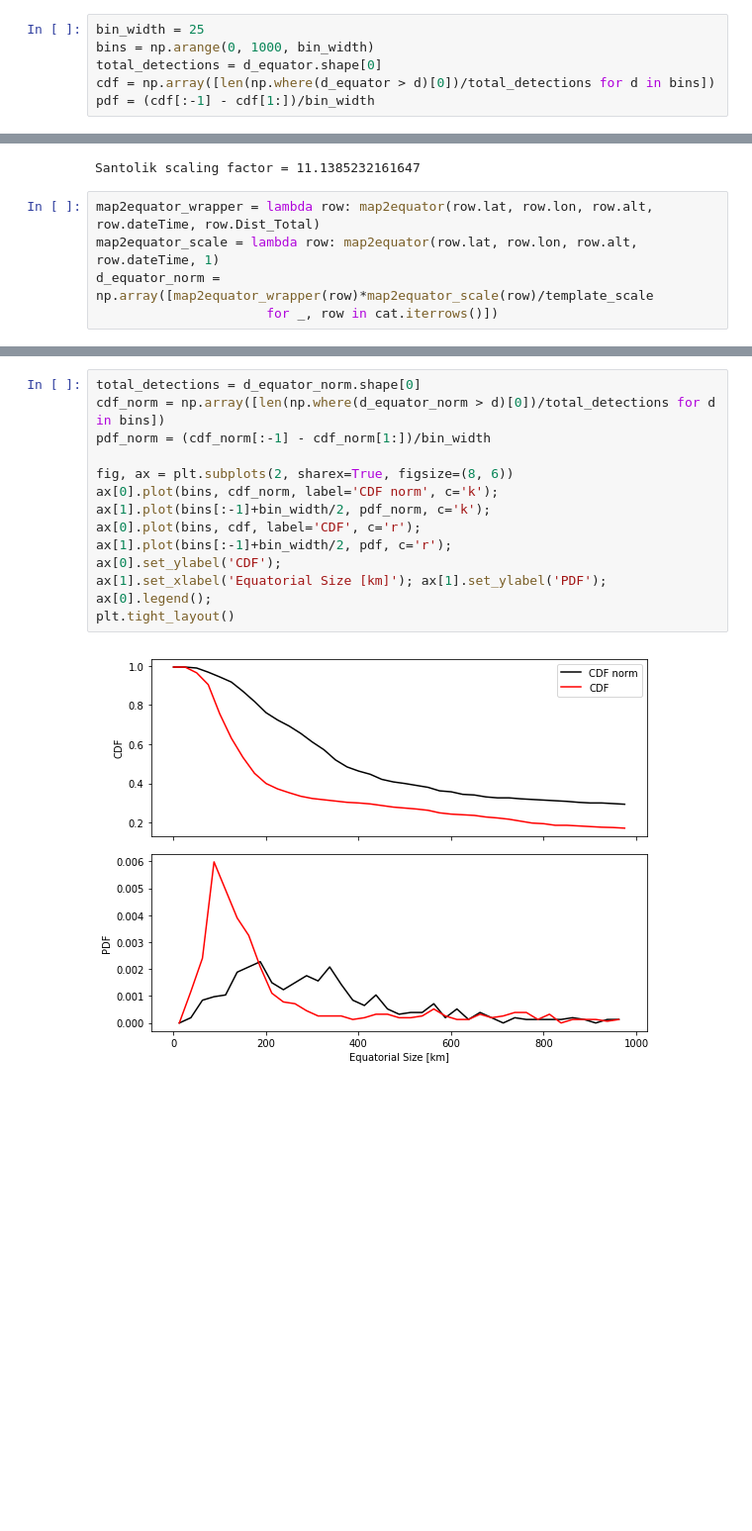
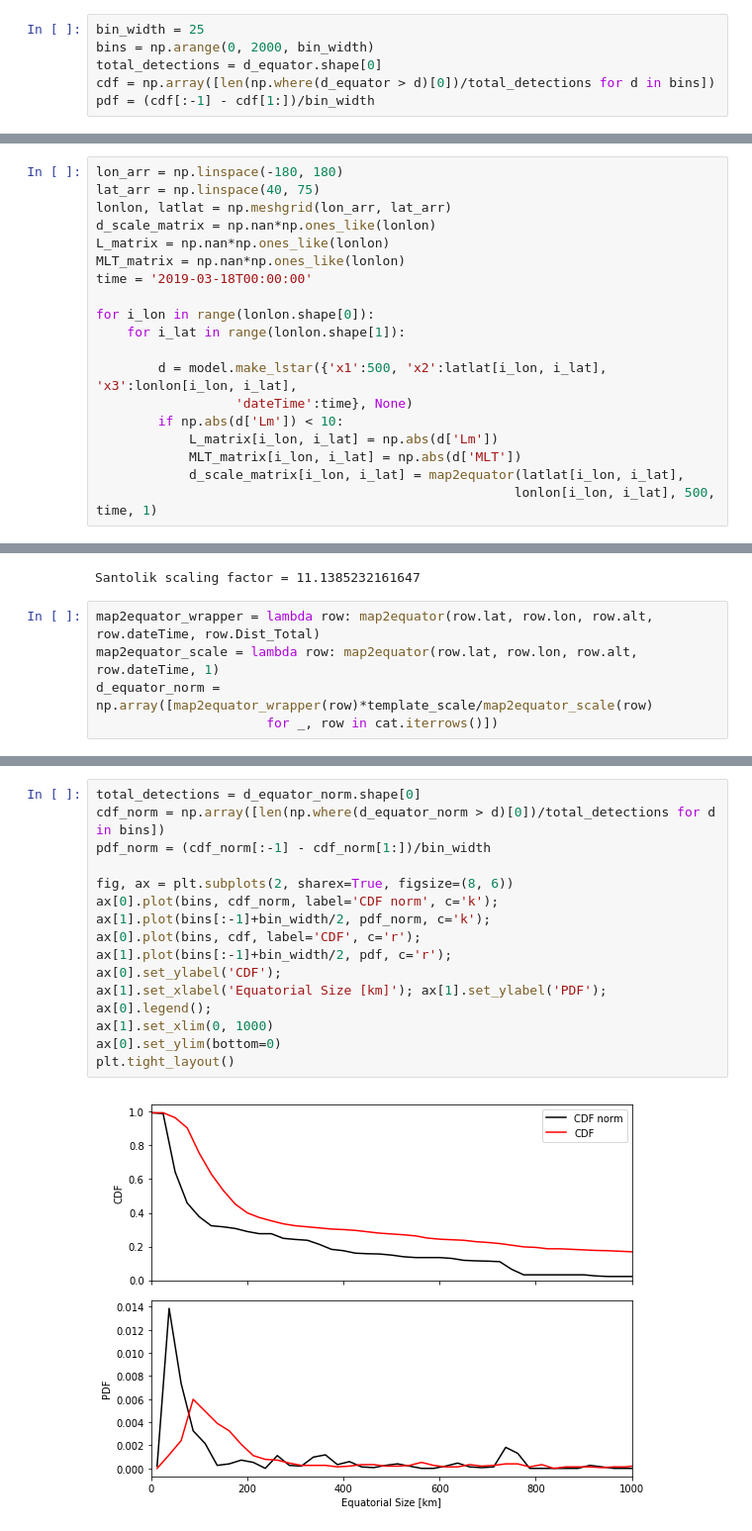
Before and after one commit to mshumko/ac6_microburst_scale_sizes, a Jupyter notebook: stats/microburst_cdf_equator.ipynb, the cells around one changed output, grey strips where cells are left out. Shown at 99% size. Cells and saved outputs as stored; diff of their text form; blank space fills up the shorter version.

Commit message:
Explored the LEO->equator scaling as a function of L and MLT. Also added more comments regarding CLUSTER's position at the time of Santolik's study.

```diff
--- a/stats/microburst_cdf_equator.ipynb
+++ b/stats/microburst_cdf_equator.ipynb
@@ -66,7 +67,7 @@ The above histogram is very close to the results by Santolik and Gurnett, 2003 "
 Calculate the equatorial CDF.
 # %%
 bin_width = 25
-bins = np.arange(0, 1000, bin_width)
+bins = np.arange(0, 2000, bin_width)
 total_detections = d_equator.shape[0]
 cdf = np.array([len(np.where(d_equator > d)[0])/total_detections for d in bins])
 pdf = (cdf[:-1] - cdf[1:])/bin_width
@@ -100,0 +104,19 @@ Mean MLT = 10.568432137166504
+# %%
+lon_arr = np.linspace(-180, 180)
+lat_arr = np.linspace(40, 75)
+lonlon, latlat = np.meshgrid(lon_arr, lat_arr)
+d_scale_matrix = np.nan*np.ones_like(lonlon)
+L_matrix = np.nan*np.ones_like(lonlon)
+MLT_matrix = np.nan*np.ones_like(lonlon)
+time = '2019-03-18T00:00:00'
+
+for i_lon in range(lonlon.shape[0]):
+    for i_lat in range(lonlon.shape[1]):
+
+        d = model.make_lstar({'x1':500, 'x2':latlat[i_lon, i_lat], 'x3':lonlon[i_lon, i_lat],
+                  'dateTime':time}, None)
+        if np.abs(d['Lm']) < 10:
+            L_matrix[i_lon, i_lat] = np.abs(d['Lm'])
+            MLT_matrix[i_lon, i_lat] = np.abs(d['MLT'])
+            d_scale_matrix[i_lon, i_lat] = map2equator(latlat[i_lon, i_lat],
+                                                      lonlon[i_lon, i_lat], 500, time, 1)
@@ -125,7 +168,7 @@ Santolik scaling factor = 11.1385232161647
 # %%
 map2equator_wrapper = lambda row: map2equator(row.lat, row.lon, row.alt, row.dateTime, row.Dist_Total)
 map2equator_scale = lambda row: map2equator(row.lat, row.lon, row.alt, row.dateTime, 1)
-d_equator_norm = np.array([map2equator_wrapper(row)*map2equator_scale(row)/template_scale
+d_equator_norm = np.array([map2equator_wrapper(row)*template_scale/map2equator_scale(row)
                       for _, row in cat.iterrows()])
 # %%
 plt.hist(d_equator_norm, bins=np.linspace(0, 2000, num=25));
@@ -136,16 +179,18 @@ plt.xlabel('Equatorial Scale size [km]'); plt.ylabel('Number of Microbursts');
 # %%
 total_detections = d_equator_norm.shape[0]
 cdf_norm = np.array([len(np.where(d_equator_norm > d)[0])/total_detections for d in bins])
 pdf_norm = (cdf_norm[:-1] - cdf_norm[1:])/bin_width
 
 fig, ax = plt.subplots(2, sharex=True, figsize=(8, 6))
 ax[0].plot(bins, cdf_norm, label='CDF norm', c='k');
 ax[1].plot(bins[:-1]+bin_width/2, pdf_norm, c='k');
 ax[0].plot(bins, cdf, label='CDF', c='r');
 ax[1].plot(bins[:-1]+bin_width/2, pdf, c='r');
 ax[0].set_ylabel('CDF');
 ax[1].set_xlabel('Equatorial Size [km]'); ax[1].set_ylabel('PDF');
 ax[0].legend();
+ax[1].set_xlim(0, 1000)
+ax[0].set_ylim(bottom=0)
 plt.tight_layout()
 # %% [output]
-[figure, old version]
+[figure, new version]
```
Also changed, not shown: parts of 8 cells of this notebook.
